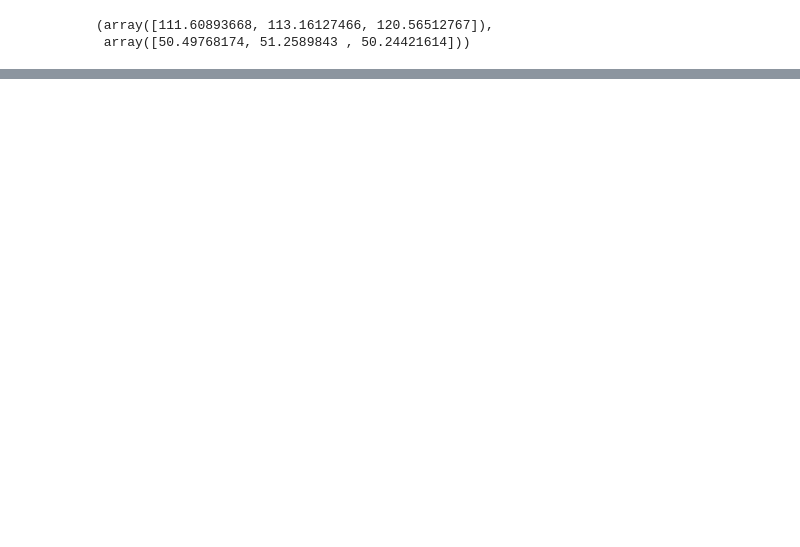
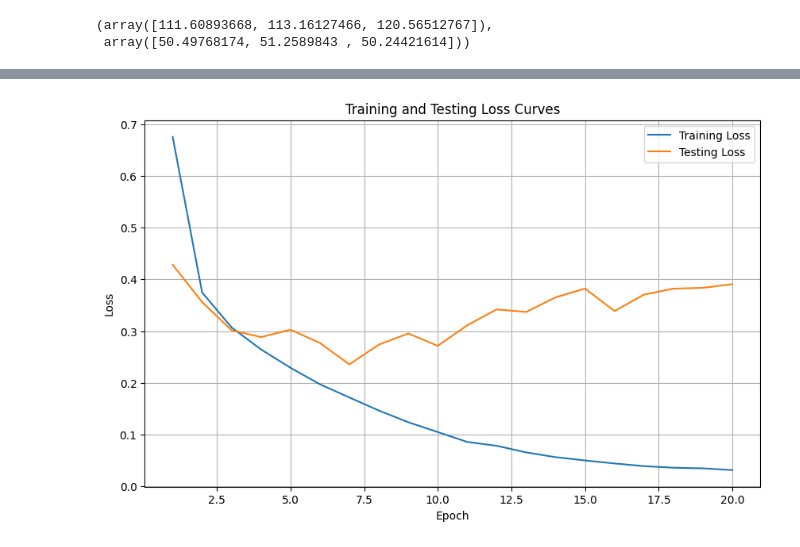
Before and after one commit to Aarsh-Wankar/DeepHessian, a Jupyter notebook: Curvy/resnet-18.ipynb, the cells around one changed output, grey strips where cells are left out. Drawn from its saved outputs; the diff is of its cells as text; code cells hidden in the pictures; blank space fills up the shorter version.

```diff
--- a/Curvy/resnet-18.ipynb
+++ b/Curvy/resnet-18.ipynb
@@ -163,0 +118,4 @@ Epoch 20/20, Train Loss: 0.0114, Test Loss: 0.5512, Test Accuracy: 0.8930
+# %%
+# Train ResNet-18 with Adam optimizer
+model, train_losses, test_losses = train_resnet18(optim.Adam, batch_size=64, lr=0.001)
+# %% [output]
@@ -164,3 +142,4 @@ Epoch 20/20, Train Loss: 0.0114, Test Loss: 0.5512, Test Accuracy: 0.8930
+[figure, new version]
 # %%
 from PyHessian.pyhessian.hessian import hessian
 from curvy import Curvy
```
Also changed, not shown: parts of 3 cells of this notebook, 18 other files.
